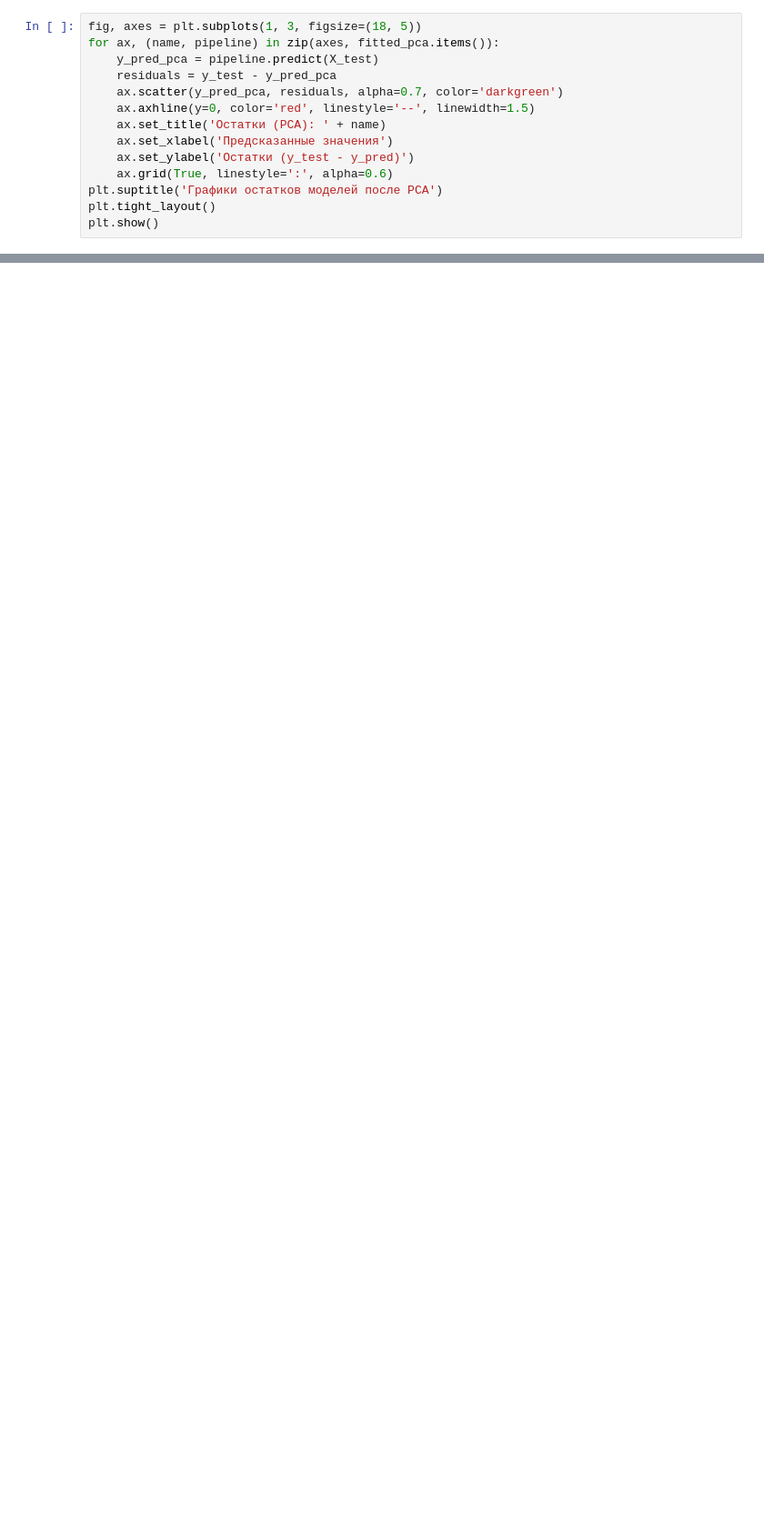
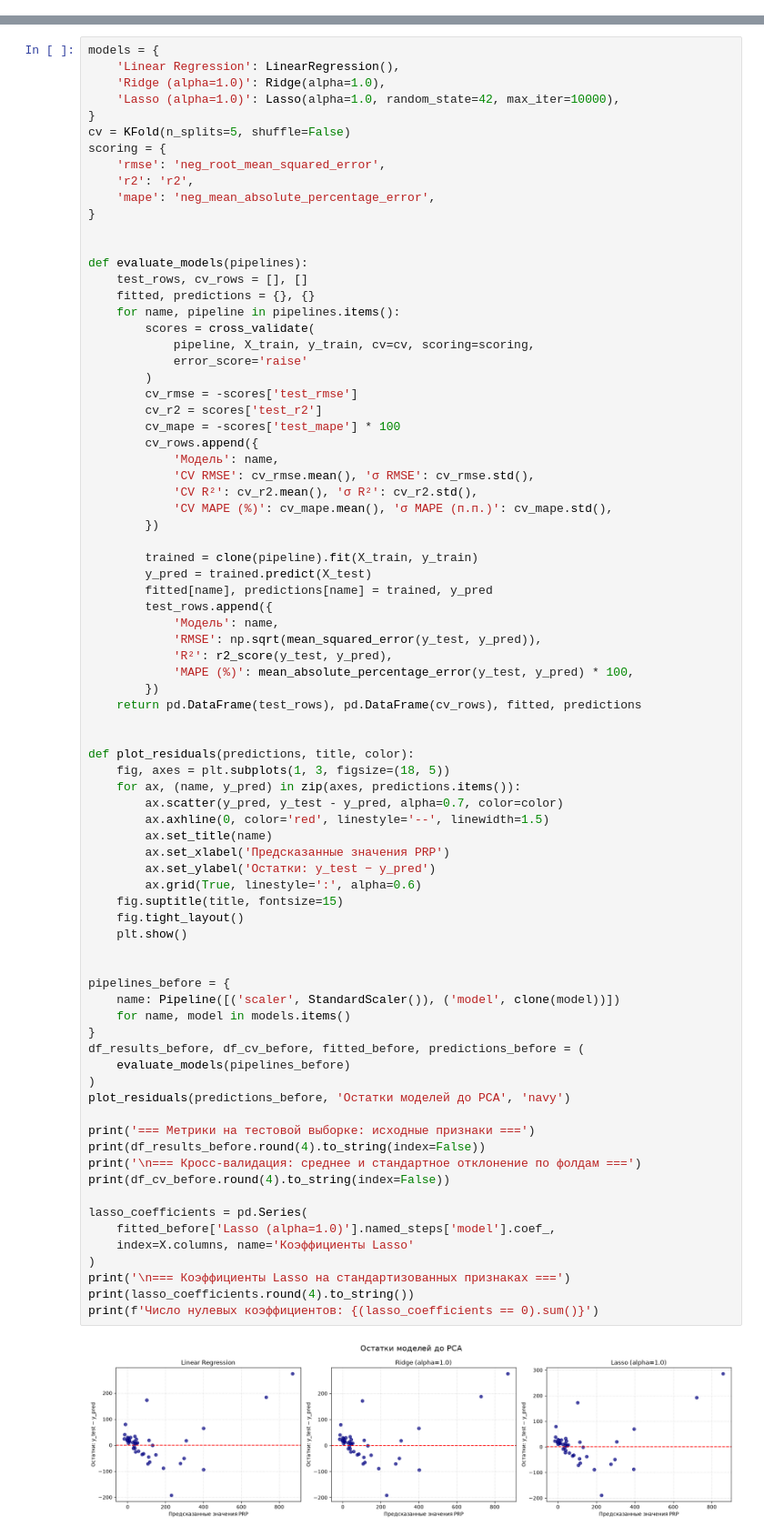
Before and after one commit to Tairchik/ML, a Jupyter notebook: lab1/lab1_regression.ipynb, the cells around one changed output, grey strips where cells are left out. Shown at 91% size. Cells and saved outputs as stored; diff of their text form; blank space fills up the shorter version.

```diff
--- a/lab1/lab1_regression.ipynb
+++ b/lab1/lab1_regression.ipynb
@@ -603,14 +0,0 @@ Linear Regression    NaN   68.634  32.881      55.943     73.152     0.837    0.
-# %%
-fig, axes = plt.subplots(1, 3, figsize=(18, 5))
-for ax, (name, pipeline) in zip(axes, fitted_pca.items()):
-    y_pred_pca = pipeline.predict(X_test)
-    residuals = y_test - y_pred_pca
-    ax.scatter(y_pred_pca, residuals, alpha=0.7, color='darkgreen')
-    ax.axhline(y=0, color='red', linestyle='--', linewidth=1.5)
-    ax.set_title('Остатки (PCA): ' + name)
-    ax.set_xlabel('Предсказанные значения')
-    ax.set_ylabel('Остатки (y_test - y_pred)')
-    ax.grid(True, linestyle=':', alpha=0.6)
-plt.suptitle('Графики остатков моделей после PCA')
-plt.tight_layout()
-plt.show()
@@ -689,0 +200,81 @@ Name: 5, dtype: object
+# %%
+models = {
+    'Linear Regression': LinearRegression(),
+    'Ridge (alpha=1.0)': Ridge(alpha=1.0),
+    'Lasso (alpha=1.0)': Lasso(alpha=1.0, random_state=42, max_iter=10000),
+}
+cv = KFold(n_splits=5, shuffle=False)
+scoring = {
+    'rmse': 'neg_root_mean_squared_error',
+    'r2': 'r2',
+    'mape': 'neg_mean_absolute_percentage_error',
+}
+
+
+def evaluate_models(pipelines):
+    test_rows, cv_rows = [], []
+    fitted, predictions = {}, {}
+    for name, pipeline in pipelines.items():
+        scores = cross_validate(
+            pipeline, X_train, y_train, cv=cv, scoring=scoring,
+            error_score='raise'
+        )
+        cv_rmse = -scores['test_rmse']
+        cv_r2 = scores['test_r2']
+        cv_mape = -scores['test_mape'] * 100
+        cv_rows.append({
+            'Модель': name,
+            'CV RMSE': cv_rmse.mean(), 'σ RMSE': cv_rmse.std(),
+            'CV R²': cv_r2.mean(), 'σ R²': cv_r2.std(),
+            'CV MAPE (%)': cv_mape.mean(), 'σ MAPE (п.п.)': cv_mape.std(),
+        })
+
+        trained = clone(pipeline).fit(X_train, y_train)
+        y_pred = trained.predict(X_test)
+        fitted[name], predictions[name] = trained, y_pred
+        test_rows.append({
+            'Модель': name,
+            'RMSE': np.sqrt(mean_squared_error(y_test, y_pred)),
+            'R²': r2_score(y_test, y_pred),
+            'MAPE (%)': mean_absolute_percentage_error(y_test, y_pred) * 100,
+        })
+    return pd.DataFrame(test_rows), pd.DataFrame(cv_rows), fitted, predictions
+
+
+def plot_residuals(predictions, title, color):
+    fig, axes = plt.subplots(1, 3, figsize=(18, 5))
+    for ax, (name, y_pred) in zip(axes, predictions.items()):
+        ax.scatter(y_pred, y_test - y_pred, alpha=0.7, color=color)
+        ax.axhline(0, color='red', linestyle='--', linewidth=1.5)
+        ax.set_title(name)
+        ax.set_xlabel('Предсказанные значения PRP')
+        ax.set_ylabel('Остатки: y_test − y_pred')
+        ax.grid(True, linestyle=':', alpha=0.6)
+    fig.suptitle(title, fontsize=15)
+    fig.tight_layout()
+    plt.show()
+
+
+pipelines_before = {
+    name: Pipeline([('scaler', StandardScaler()), ('model', clone(model))])
+    for name, model in models.items()
+}
+df_results_before, df_cv_before, fitted_before, predictions_before = (
+    evaluate_models(pipelines_before)
+)
+plot_residuals(predictions_before, 'Остатки моделей до PCA', 'navy')
+
+print('=== Метрики на тестовой выборке: исходные признаки ===')
+print(df_results_before.round(4).to_string(index=False))
+print('\n=== Кросс-валидация: среднее и стандартное отклонение по фолдам ===')
+print(df_cv_before.round(4).to_string(index=False))
+
+lasso_coefficients = pd.Series(
+    fitted_before['Lasso (alpha=1.0)'].named_steps['model'].coef_,
+    index=X.columns, name='Коэффициенты Lasso'
+)
+print('\n=== Коэффициенты Lasso на стандартизованных признаках ===')
+print(lasso_coefficients.round(4).to_string())
+print(f'Число нулевых коэффициентов: {(lasso_coefficients == 0).sum()}')
+# %% [output]
+[figure, added]
```
Also changed, not shown: parts of 71 cells of this notebook.
